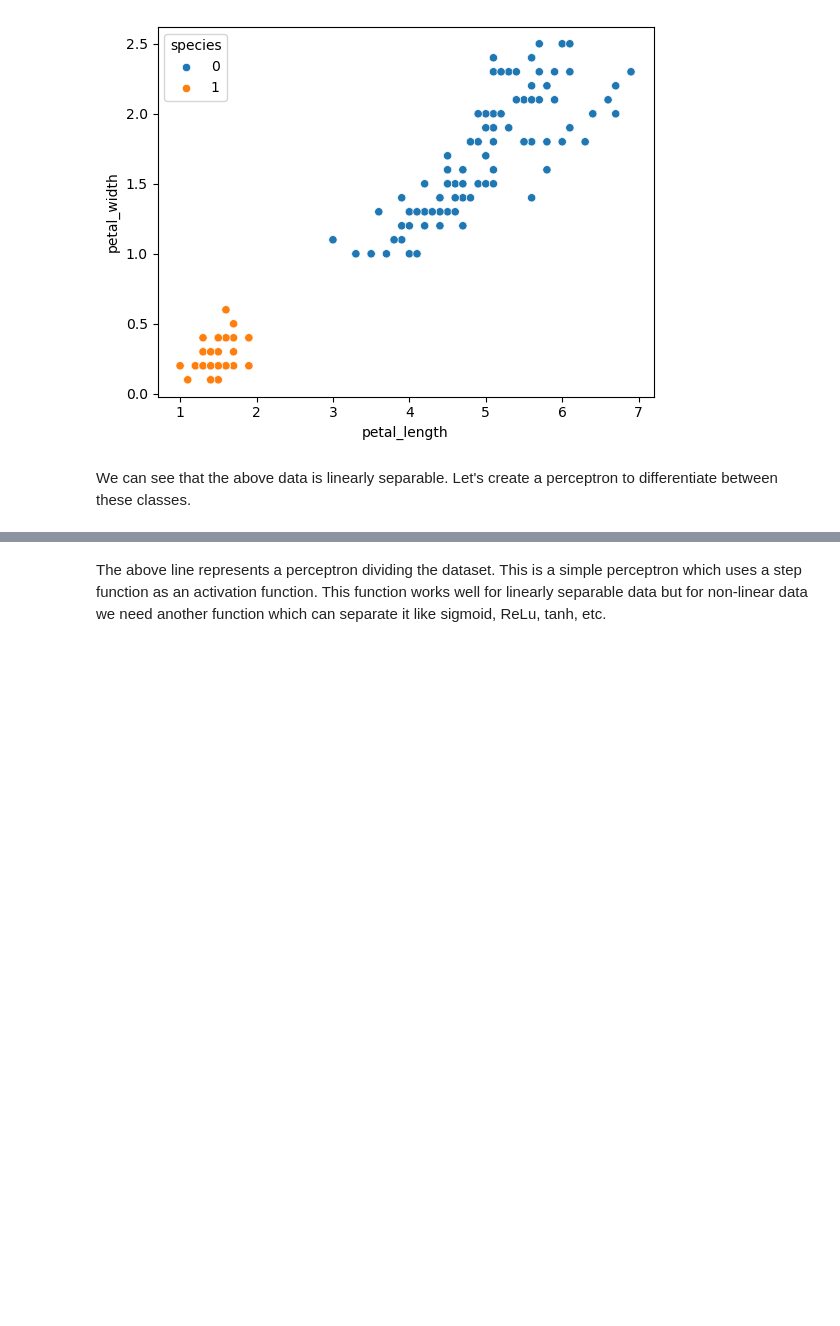
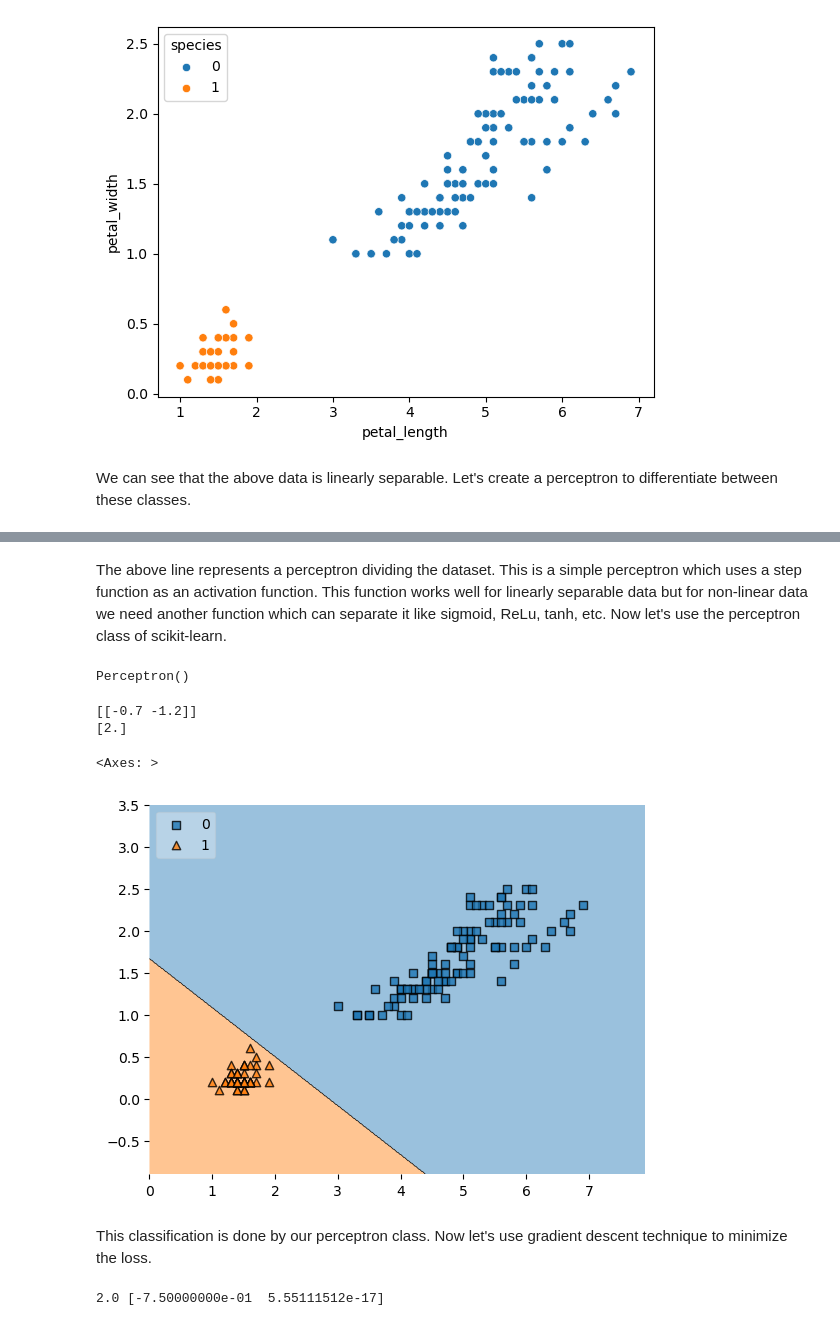
Before and after one commit to itsanishsingh/task-basic-ann, a Jupyter notebook: task_basic_ann.ipynb, the cells around one changed output, grey strips where cells are left out. Saved outputs shown, nothing was run; the diff lists cells and outputs as text; code cells hidden in the pictures; blank space fills up the shorter version.

Commit message:
Used loss function

```diff
--- a/task_basic_ann.ipynb
+++ b/task_basic_ann.ipynb
@@ -80,2 +82,20 @@ plt.ylim(-1, 3)
 # %% [markdown]
-The above line represents a perceptron dividing the dataset. This is a simple perceptron which uses a step function as an activation function. This function works well for linearly separable data but for non-linear data we need another function which can separate it like sigmoid, ReLu, tanh, etc.
+The above line represents a perceptron dividing the dataset. This is a simple perceptron which uses a step function as an activation function. This function works well for linearly separable data but for non-linear data we need another function which can separate it like sigmoid, ReLu, tanh, etc. Now let's use the perceptron class of scikit-learn.
+# %%
+p = Perceptron()
+p.fit(X, y)
+# %% [output]
+Perceptron()
+# %%
+print(p.coef_)
+print(p.intercept_)
+# %% [output]
+[[-0.7 -1.2]]
+[2.]
+# %%
+plot_decision_regions(X.values, y.values, clf=p, legend=2)
+# %% [output]
+<Axes: >
+[figure, added]
+# %% [markdown]
+This classification is done by our perceptron class. Now let's use gradient descent technique to minimize the loss.
@@ -81,0 +117,6 @@ The above line represents a perceptron dividing the dataset. This is a simple pe
+# %%
+y_mod = y.map({0: -1, 1: 1})
+bias, weights = perceptron_gd(X.values, y_mod.values, 0.5, 10000)
+print(bias, weights)
+# %% [output]
+2.0 [-7.50000000e-01  5.55111512e-17]
```
Also changed, not shown: parts of 9 cells of this notebook.
